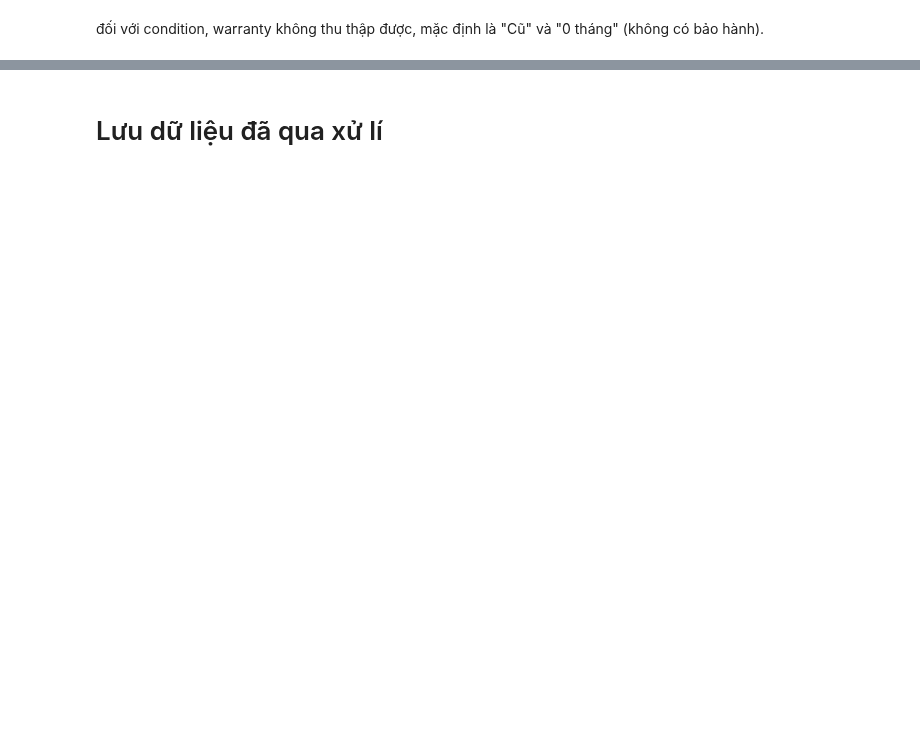
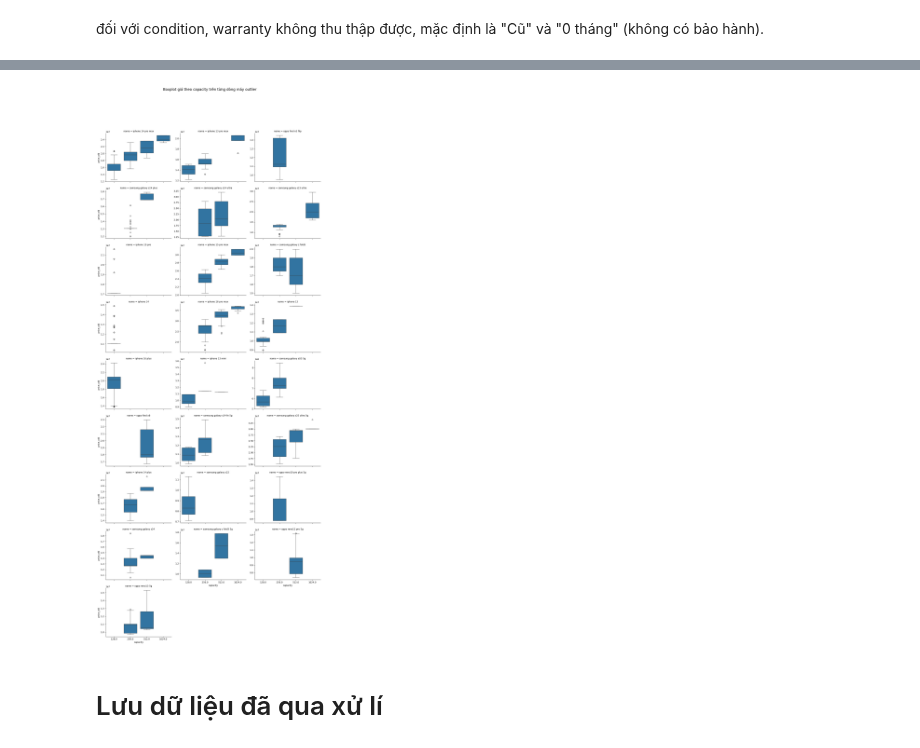
Before and after one commit to phngahn/DS108, a Jupyter notebook: preprocessing/preprocessing.ipynb, the cells around one changed output, grey strips where cells are left out. Saved outputs shown, nothing was run; the diff lists cells and outputs as text; code cells hidden in the pictures; blank space fills up the shorter version.

```diff
--- a/preprocessing/preprocessing.ipynb
+++ b/preprocessing/preprocessing.ipynb
@@ -1257,0 +1200,3 @@ for name_value, group in data.groupby('name'):
+# %%
+# Giá cũ phải nhỏ hơn hoặc bằng giá mới
+data = data[data['price_old'] <= data['price_new']]
@@ -1257,0 +1303,21 @@ for name_value, group in data.groupby('name'):
+# %%
+# Vẽ mỗi dòng máy là một biểu đồ boxplot riêng với capacity
+g = sns.catplot(
+    data=data_out,
+    x='capacity',
+    y='price_old',
+    col='name',
+    kind='box',
+    col_wrap=3,
+    height=4,
+    aspect=1.2,
+    sharey=False
+)
+
+# Tùy chỉnh tiêu đề chung
+g.fig.subplots_adjust(top=0.9)
+g.fig.suptitle("Boxplot giá theo capacity trên từng dòng máy outlier", fontsize=16)
+
+plt.show()
+# %% [output]
+[figure, added]
```
Also changed, not shown: parts of 58 cells of this notebook, 1 other file.
